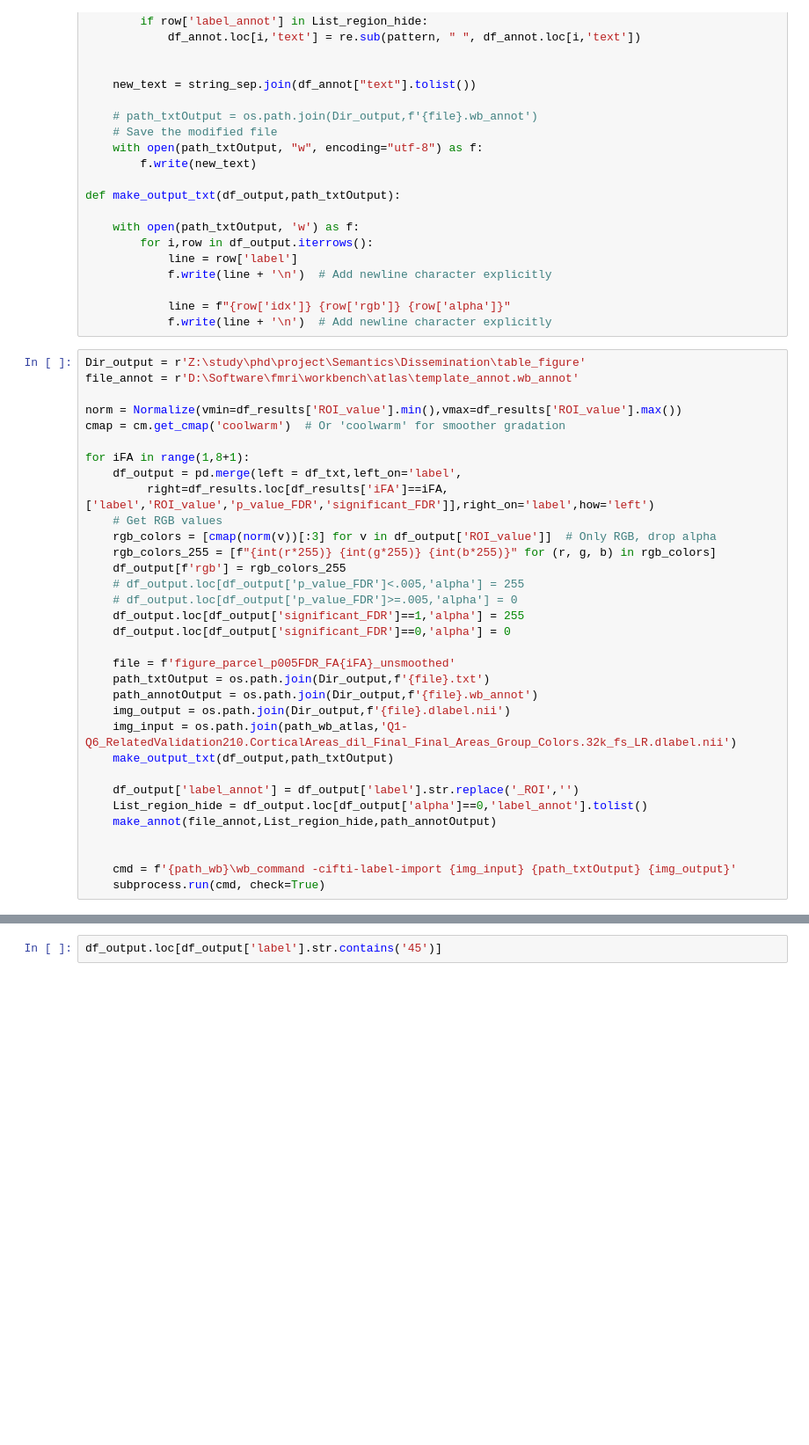
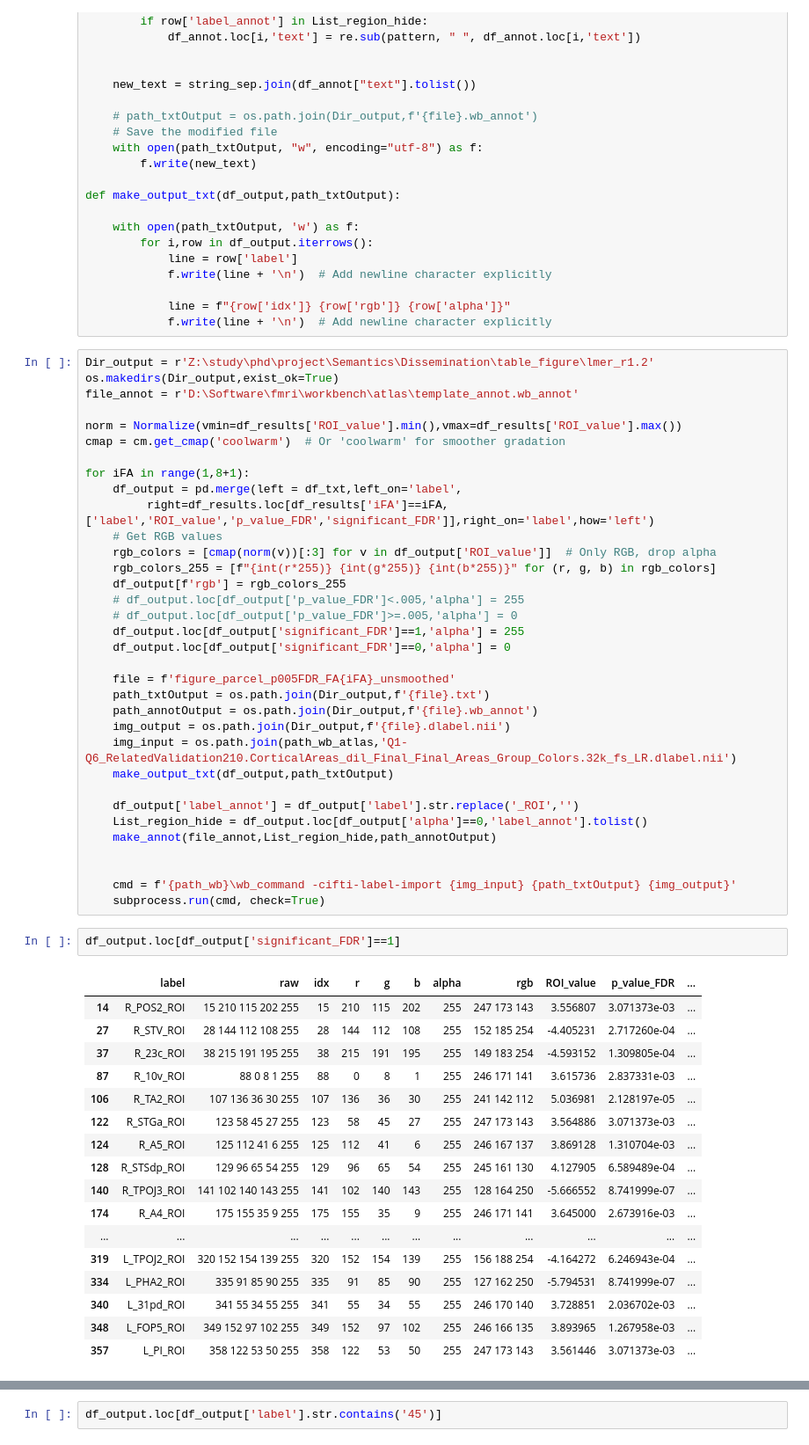
Before and after one commit to rayxuanyang/DiscoFMRI, a Jupyter notebook: scripts/fMRI/parcelwise_glm/Batch_Figure_8in1_parcelbased_unsmoothed_p005FDR.ipynb, the cells around one changed output, grey strips where cells are left out. Shown at 88% size. Cells and saved outputs as stored; diff of their text form; blank space fills up the shorter version.

```diff
--- a/scripts/fMRI/parcelwise_glm/Batch_Figure_8in1_parcelbased_unsmoothed_p005FDR.ipynb
+++ b/scripts/fMRI/parcelwise_glm/Batch_Figure_8in1_parcelbased_unsmoothed_p005FDR.ipynb
@@ -133,7 +133,8 @@ def make_output_txt(df_output,path_txtOutput):
             line = f"{row['idx']} {row['rgb']} {row['alpha']}"
             f.write(line + '\n')  # Add newline character explicitly
 # %%
-Dir_output = r'Z:\study\phd\project\Semantics\Dissemination\table_figure'
+Dir_output = r'Z:\study\phd\project\Semantics\Dissemination\table_figure\lmer_r1.2'
+os.makedirs(Dir_output,exist_ok=True)
 file_annot = r'D:\Software\fmri\workbench\atlas\template_annot.wb_annot'
 
 norm = Normalize(vmin=df_results['ROI_value'].min(),vmax=df_results['ROI_value'].max())
@@ -165,4 +166,24 @@ for iFA in range(1,8+1):
 
     cmd = f'{path_wb}\wb_command -cifti-label-import {img_input} {path_txtOutput} {img_output}'
     subprocess.run(cmd, check=True)
+# %%
+df_output.loc[df_output['significant_FDR']==1]
+# %% [output]
+|  | label | raw | idx | r | g | b | alpha | rgb | ROI_value | p_value_FDR | ... |
+| 14 | R_POS2_ROI | 15 210 115 202 255 | 15 | 210 | 115 | 202 | 255 | 247 173 143 | 3.556807 | 3.071373e-03 | ... |
+| 27 | R_STV_ROI | 28 144 112 108 255 | 28 | 144 | 112 | 108 | 255 | 152 185 254 | -4.405231 | 2.717260e-04 | ... |
+| 37 | R_23c_ROI | 38 215 191 195 255 | 38 | 215 | 191 | 195 | 255 | 149 183 254 | -4.593152 | 1.309805e-04 | ... |
+| 87 | R_10v_ROI | 88 0 8 1 255 | 88 | 0 | 8 | 1 | 255 | 246 171 141 | 3.615736 | 2.837331e-03 | ... |
+| 106 | R_TA2_ROI | 107 136 36 30 255 | 107 | 136 | 36 | 30 | 255 | 241 142 112 | 5.036981 | 2.128197e-05 | ... |
+| 122 | R_STGa_ROI | 123 58 45 27 255 | 123 | 58 | 45 | 27 | 255 | 247 173 143 | 3.564886 | 3.071373e-03 | ... |
+| 124 | R_A5_ROI | 125 112 41 6 255 | 125 | 112 | 41 | 6 | 255 | 246 167 137 | 3.869128 | 1.310704e-03 | ... |
+| 128 | R_STSdp_ROI | 129 96 65 54 255 | 129 | 96 | 65 | 54 | 255 | 245 161 130 | 4.127905 | 6.589489e-04 | ... |
+| 140 | R_TPOJ3_ROI | 141 102 140 143 255 | 141 | 102 | 140 | 143 | 255 | 128 164 250 | -5.666552 | 8.741999e-07 | ... |
+| 174 | R_A4_ROI | 175 155 35 9 255 | 175 | 155 | 35 | 9 | 255 | 246 171 141 | 3.645000 | 2.673916e-03 | ... |
+| ... | ... | ... | ... | ... | ... | ... | ... | ... | ... | ... | ... |
+| 319 | L_TPOJ2_ROI | 320 152 154 139 255 | 320 | 152 | 154 | 139 | 255 | 156 188 254 | -4.164272 | 6.246943e-04 | ... |
+| 334 | L_PHA2_ROI | 335 91 85 90 255 | 335 | 91 | 85 | 90 | 255 | 127 162 250 | -5.794531 | 8.741999e-07 | ... |
+| 340 | L_31pd_ROI | 341 55 34 55 255 | 341 | 55 | 34 | 55 | 255 | 246 170 140 | 3.728851 | 2.036702e-03 | ... |
+| 348 | L_FOP5_ROI | 349 152 97 102 255 | 349 | 152 | 97 | 102 | 255 | 246 166 135 | 3.893965 | 1.267958e-03 | ... |
+| 357 | L_PI_ROI | 358 122 53 50 255 | 358 | 122 | 53 | 50 | 255 | 247 173 143 | 3.561446 | 3.071373e-03 | ... |
 # %%
```
Also changed, not shown: parts of 6 cells of this notebook, 1 other file.
